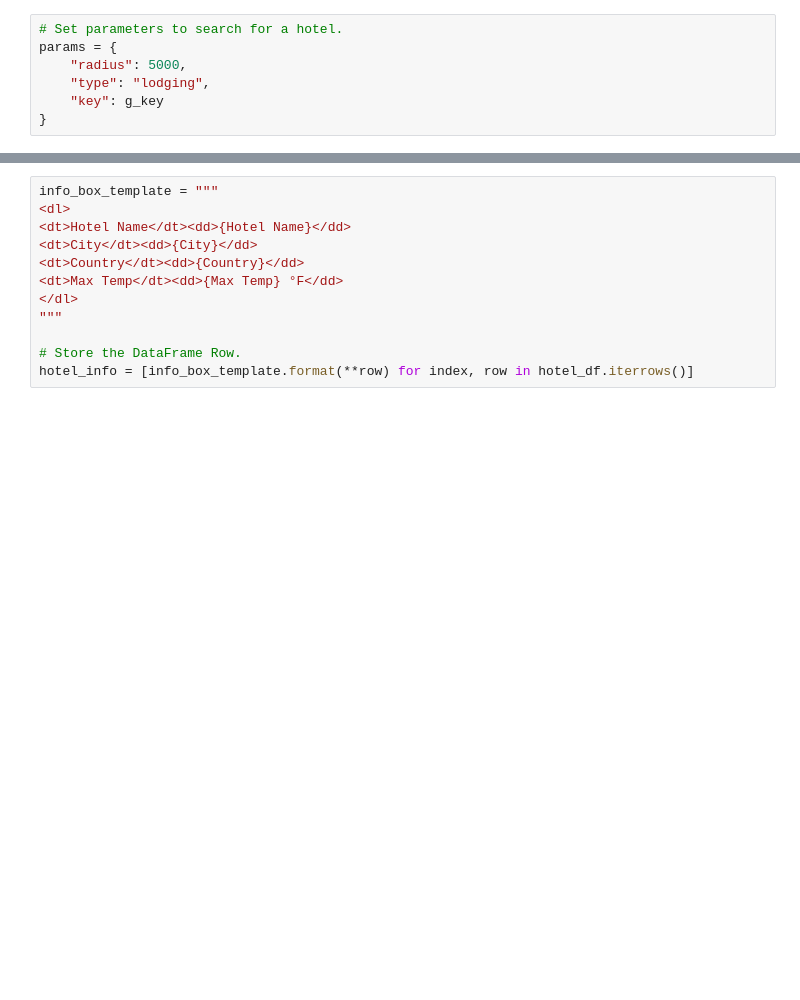
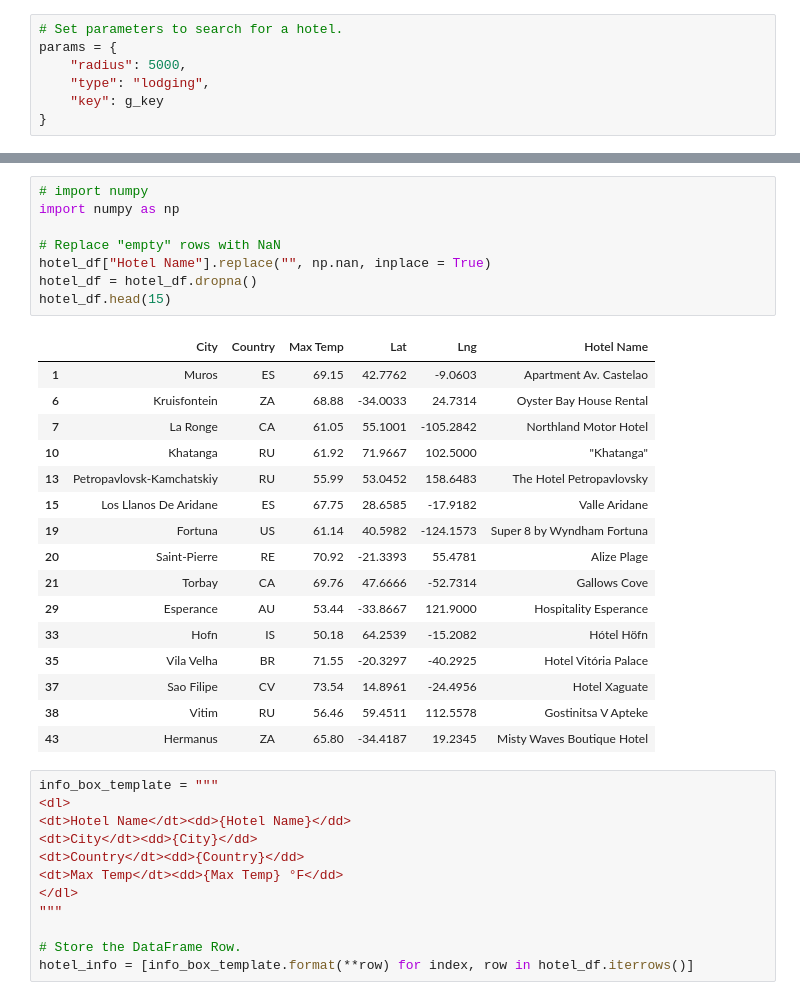
Before and after one commit to tylerah/world-weather-analysis, a Jupyter notebook: VacationPy.ipynb, the cells around one changed output, grey strips where cells are left out. Saved outputs shown, nothing was run; the diff lists cells and outputs as text; blank space fills up the shorter version.

```diff
--- a/VacationPy.ipynb
+++ b/VacationPy.ipynb
@@ -202,3 +211,28 @@ hotel_df.head(10)
+# %%
+# import numpy
+import numpy as np
+
+# Replace "empty" rows with NaN
+hotel_df["Hotel Name"].replace("", np.nan, inplace = True)
+hotel_df = hotel_df.dropna()
+hotel_df.head(15)
+# %% [output]
+|  | City | Country | Max Temp | Lat | Lng | Hotel Name |
+| 1 | Muros | ES | 69.15 | 42.7762 | -9.0603 | Apartment Av. Castelao |
+| 6 | Kruisfontein | ZA | 68.88 | -34.0033 | 24.7314 | Oyster Bay House Rental |
+| 7 | La Ronge | CA | 61.05 | 55.1001 | -105.2842 | Northland Motor Hotel |
+| 10 | Khatanga | RU | 61.92 | 71.9667 | 102.5000 | "Khatanga" |
+| 13 | Petropavlovsk-Kamchatskiy | RU | 55.99 | 53.0452 | 158.6483 | The Hotel Petropavlovsky |
+| 15 | Los Llanos De Aridane | ES | 67.75 | 28.6585 | -17.9182 | Valle Aridane |
+| 19 | Fortuna | US | 61.14 | 40.5982 | -124.1573 | Super 8 by Wyndham Fortuna |
+| 20 | Saint-Pierre | RE | 70.92 | -21.3393 | 55.4781 | Alize Plage |
+| 21 | Torbay | CA | 69.76 | 47.6666 | -52.7314 | Gallows Cove |
+| 29 | Esperance | AU | 53.44 | -33.8667 | 121.9000 | Hospitality Esperance |
+| 33 | Hofn | IS | 50.18 | 64.2539 | -15.2082 | Hótel Höfn |
+| 35 | Vila Velha | BR | 71.55 | -20.3297 | -40.2925 | Hotel Vitória Palace |
+| 37 | Sao Filipe | CV | 73.54 | 14.8961 | -24.4956 | Hotel Xaguate |
+| 38 | Vitim | RU | 56.46 | 59.4511 | 112.5578 | Gostinitsa V Apteke |
+| 43 | Hermanus | ZA | 65.80 | -34.4187 | 19.2345 | Misty Waves Boutique Hotel |
 # %%
 info_box_template = """
 <dl>
```
Also changed, not shown: parts of 6 cells of this notebook.
